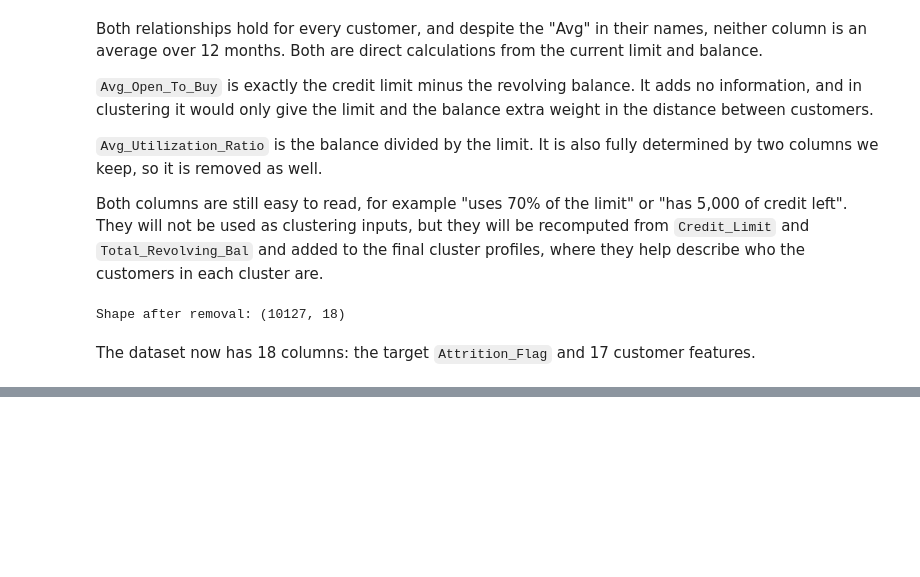
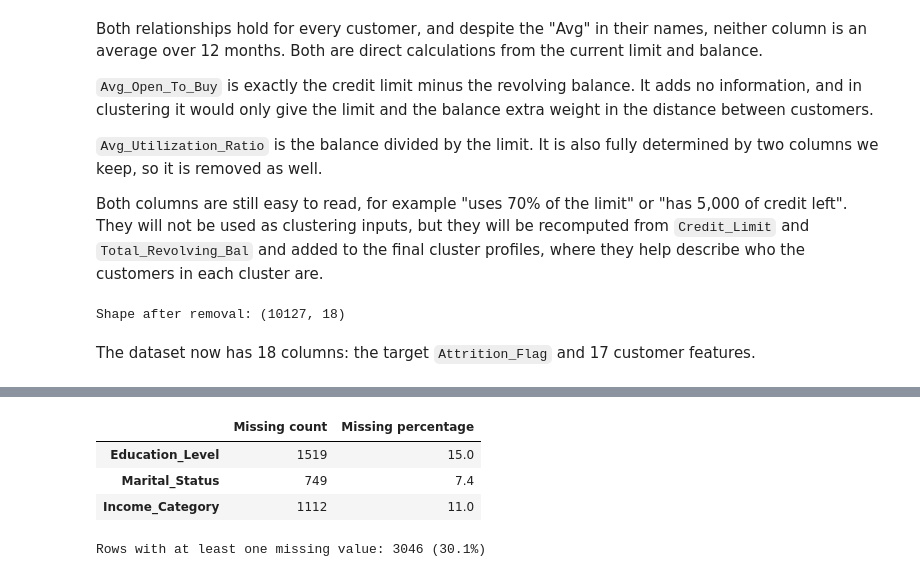
Before and after one commit to d3m1d0s/FoML_projects, a Jupyter notebook: project_1/bankchurners_eda_clustering.ipynb, the cells around one changed output, grey strips where cells are left out. Cells and saved outputs as stored; diff of their text form; code cells hidden in the pictures; blank space fills up the shorter version.

```diff
--- a/project_1/bankchurners_eda_clustering.ipynb
+++ b/project_1/bankchurners_eda_clustering.ipynb
@@ -201,0 +226,17 @@ The dataset now has 18 columns: the target `Attrition_Flag` and 17 customer feat
+# %%
+df = df.replace("Unknown", np.nan)
+# %%
+missing_summary = pd.DataFrame({
+    "Missing count": df.isna().sum(),
+    "Missing percentage": (df.isna().mean() * 100).round(1)
+})
+display(missing_summary[missing_summary["Missing count"] > 0])
+
+rows_with_missing = df.isna().any(axis=1).sum()
+print("Rows with at least one missing value:", rows_with_missing, f"({rows_with_missing / len(df) * 100:.1f}%)")
+# %% [output]
+|  | Missing count | Missing percentage |
+| Education_Level | 1519 | 15.0 |
+| Marital_Status | 749 | 7.4 |
+| Income_Category | 1112 | 11.0 |
+Rows with at least one missing value: 3046 (30.1%)
```
Also changed, not shown: parts of 5 cells of this notebook.
